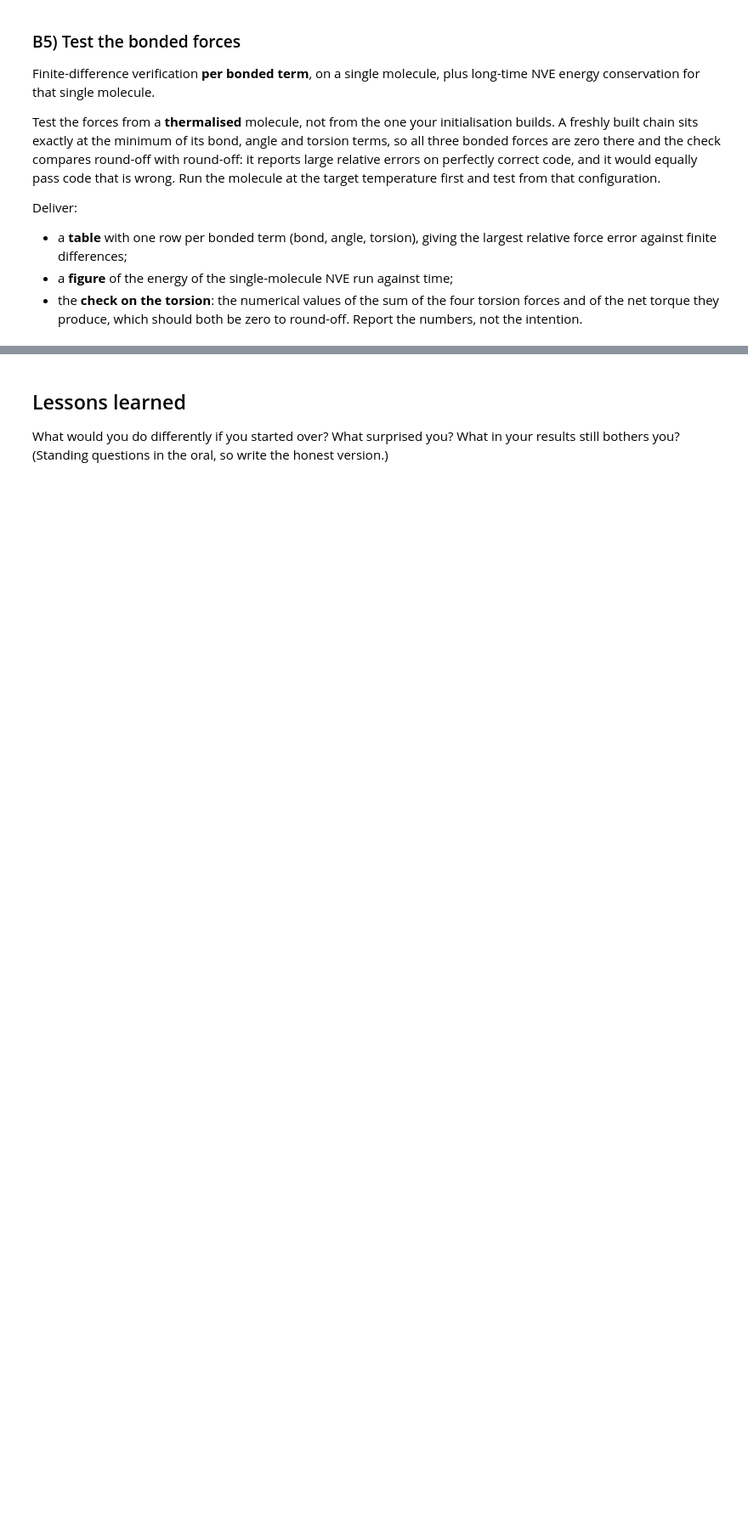
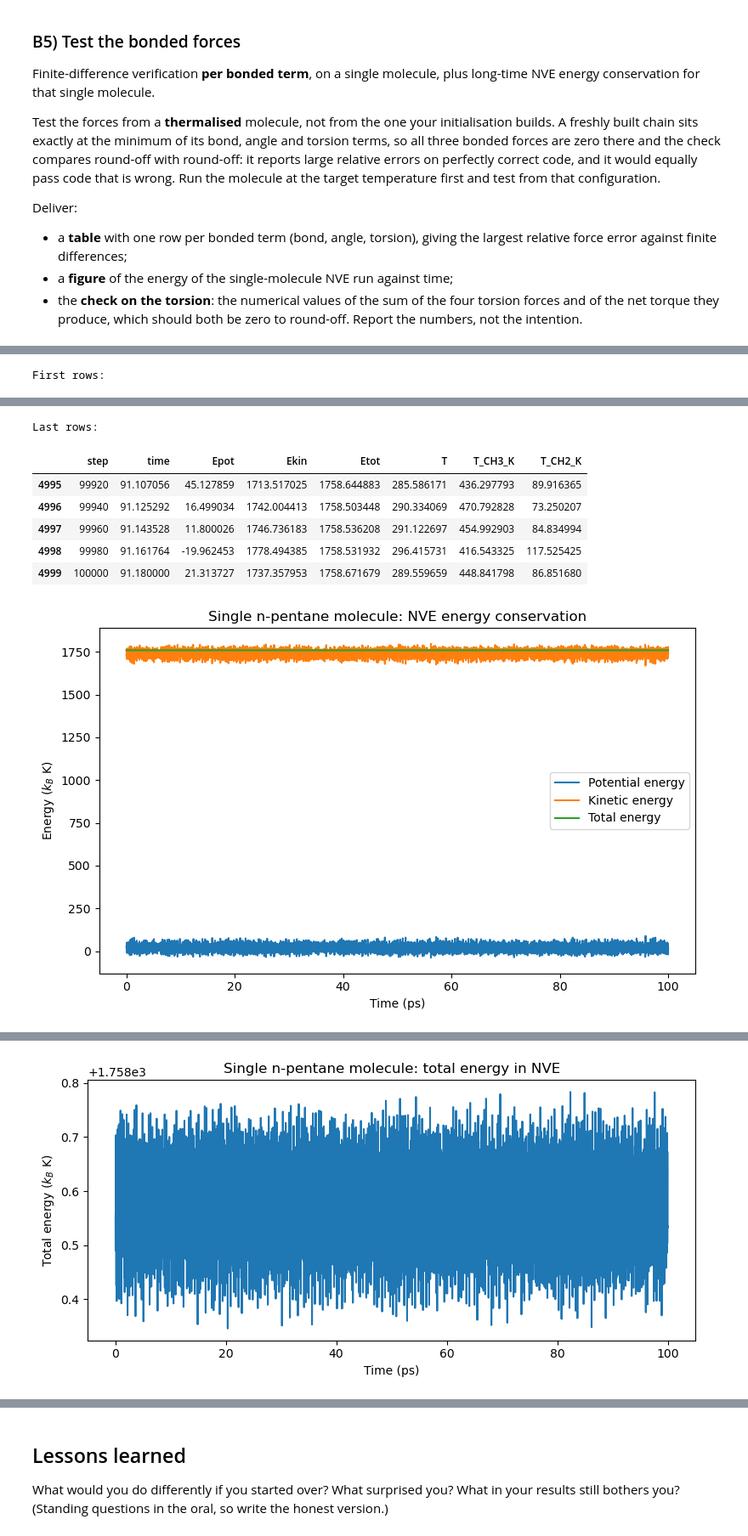
Before and after one commit to datomic117/Particle_based_simulations, a Jupyter notebook: Assignment_2/A2.ipynb, the cells around one changed output, grey strips where cells are left out. Shown at 85% size. Saved outputs shown, nothing was run; the diff lists cells and outputs as text; code cells hidden in the pictures; blank space fills up the shorter version.

```diff
--- a/Assignment_2/A2.ipynb
+++ b/Assignment_2/A2.ipynb
@@ -2107,0 +1171,68 @@ The kinetic and potential energies fluctuate as energy is exchanged between the
+# %%
+# B5: NVE energy conservation of a single n-pentane molecule
+
+# --- Load the run --------------------------------------------------------
+b5 = load_csv("data/b5_nve.csv")
+
+print("First rows:")
+display(b5.head())
+print("\nLast rows:")
+display(b5.tail())
+
+b5["time_ps"] = b5["time"] * PS_PER_TIME_UNIT
+
+
+# --- Figure: energies ----------------------------------------------------
+plt.figure(figsize=(8, 5))
+plt.plot(b5["time_ps"], b5["Epot"], label="Potential energy")
+plt.plot(b5["time_ps"], b5["Ekin"], label="Kinetic energy")
+plt.plot(b5["time_ps"], b5["Etot"], label="Total energy")
+plt.xlabel("Time (ps)")
+plt.ylabel(r"Energy ($k_B$ K)")
+plt.title("Single n-pentane molecule: NVE energy conservation")
+plt.legend()
+plt.tight_layout()
+plt.show()
+
+
+# --- Energy-conservation numbers -----------------------------------------
+time = b5["time_ps"].to_numpy()
+Etot = b5["Etot"].to_numpy()
+
+drift = energy_drift(time, Etot)
+mean_E = drift["mean"]
+
+first_to_last = Etot[-1] - Etot[0]
+energy_range = Etot.max() - Etot.min()
+detrended_half_range = 0.5 * (drift["residual"].max() - drift["residual"].min())
+energy_std = Etot.std(ddof=1)
+
+print("\nB5 NVE ENERGY CONSERVATION")
+print("=" * 60)
+print(f"Number of saved samples          = {len(b5)}")
+print(f"Simulation time                  = {time[-1] - time[0]:.6f} ps")
+print(f"Mean total energy                = {mean_E:.12g} kB K")
+print(f"Initial saved total energy       = {Etot[0]:.12g} kB K")
+print(f"Final total energy               = {Etot[-1]:.12g} kB K")
+print(f"First-to-last energy change      = {first_to_last:.6e} kB K")
+print(f"Relative first-to-last change    = {first_to_last / mean_E:.6e}")
+print(f"Linear energy drift              = {drift['slope']:.6e} kB K / ps")
+print(f"Relative linear drift            = {drift['rel_drift']:.6e} per ps")
+print(f"Total observed energy range      = {energy_range:.6e} kB K")
+print(f"Relative observed energy range   = {energy_range / mean_E:.6e}")
+print(f"Detrended half-range             = {detrended_half_range:.6e} kB K")
+print(f"Relative detrended half-range    = {drift['rel_oscillation']:.6e}")
+print(f"Standard deviation of Etot       = {energy_std:.6e} kB K")
+print(f"Relative standard deviation      = {energy_std / mean_E:.6e}")
+
+
+# --- Figure: total energy only, zoomed in --------------------------------
+plt.figure(figsize=(8, 4))
+plt.plot(b5["time_ps"], b5["Etot"])
+plt.xlabel("Time (ps)")
+plt.ylabel(r"Total energy ($k_B$ K)")
+plt.title("Single n-pentane molecule: total energy in NVE")
+plt.tight_layout()
+plt.show()
+# %% [output]
+First rows:
@@ -2107,0 +1245,8 @@ The kinetic and potential energies fluctuate as energy is exchanged between the
+Last rows:
+|  | step | time | Epot | Ekin | Etot | T | T_CH3_K | T_CH2_K |
+| 4995 | 99920 | 91.107056 | 45.127859 | 1713.517025 | 1758.644883 | 285.586171 | 436.297793 | 89.916365 |
+| 4996 | 99940 | 91.125292 | 16.499034 | 1742.004413 | 1758.503448 | 290.334069 | 470.792828 | 73.250207 |
+| 4997 | 99960 | 91.143528 | 11.800026 | 1746.736183 | 1758.536208 | 291.122697 | 454.992903 | 84.834994 |
+| 4998 | 99980 | 91.161764 | -19.962453 | 1778.494385 | 1758.531932 | 296.415731 | 416.543325 | 117.525425 |
+| 4999 | 100000 | 91.180000 | 21.313727 | 1737.357953 | 1758.671679 | 289.559659 | 448.841798 | 86.851680 |
+[figure, added]
@@ -2108,3 +1270,4 @@ The kinetic and potential energies fluctuate as energy is exchanged between the
+[figure, added]
 # %% [markdown]
 ### B6) Initialization
 
```
Also changed, not shown: parts of 39 cells of this notebook, 1 other file.
